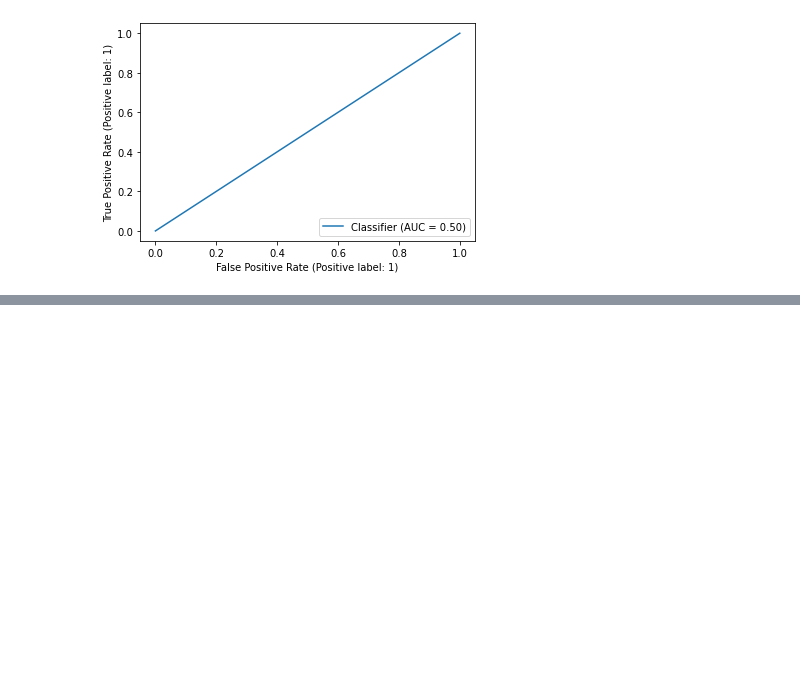
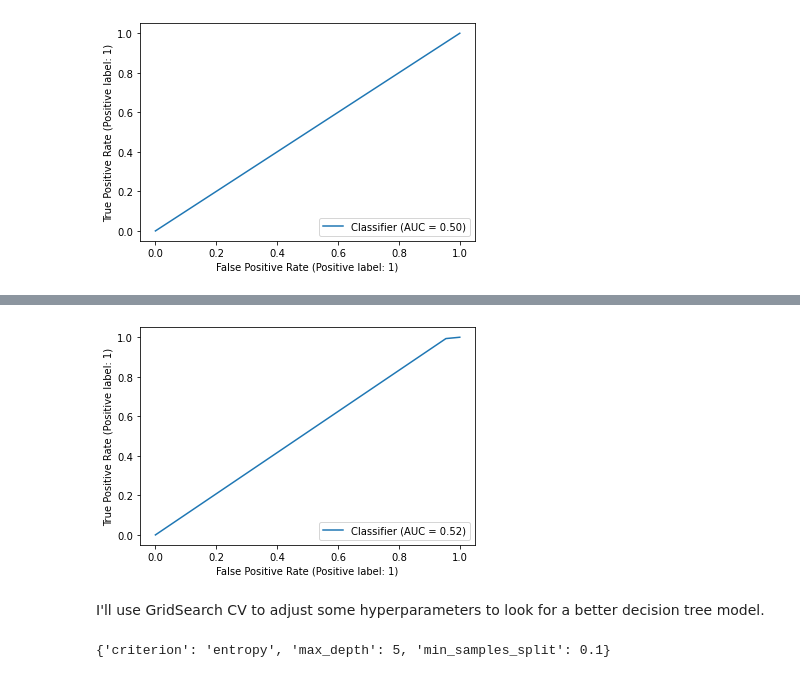
Before and after one commit to dangrosen/pitch-type-analysis, a Jupyter notebook: working_notebook.ipynb, the cells around one changed output, grey strips where cells are left out. Saved outputs shown, nothing was run; the diff lists cells and outputs as text; code cells hidden in the pictures; blank space fills up the shorter version.

```diff
--- a/working_notebook.ipynb
+++ b/working_notebook.ipynb
@@ -541,0 +694,7 @@ plt.show()
+# %%
+RocCurveDisplay.from_predictions(y_test_dt, y_pred_dt)
+plt.show()
+# %% [output]
+[figure, added]
+# %% [markdown]
+I'll use GridSearch CV to adjust some hyperparameters to look for a better decision tree model.
@@ -541,0 +722,7 @@ plt.show()
+# %%
+# fit grid search on the train set and call the best parameters
+
+gs.fit(X_train_dt_grid, y_train_dt_grid)
+gs.best_params_
+# %% [output]
+{'criterion': 'entropy', 'max_depth': 5, 'min_samples_split': 0.1}
```
Also changed, not shown: parts of 36 cells of this notebook.
